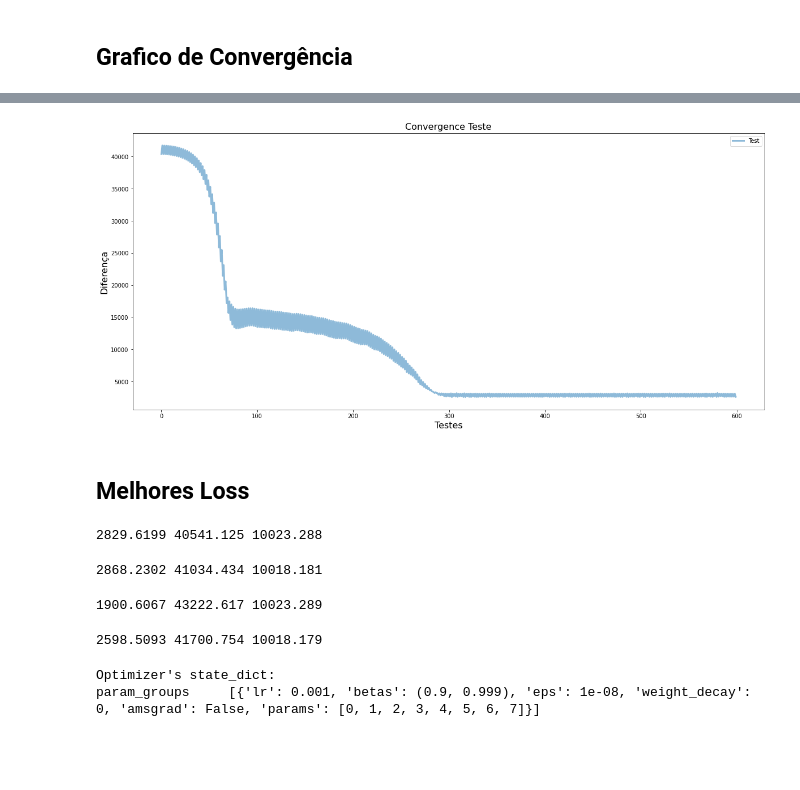
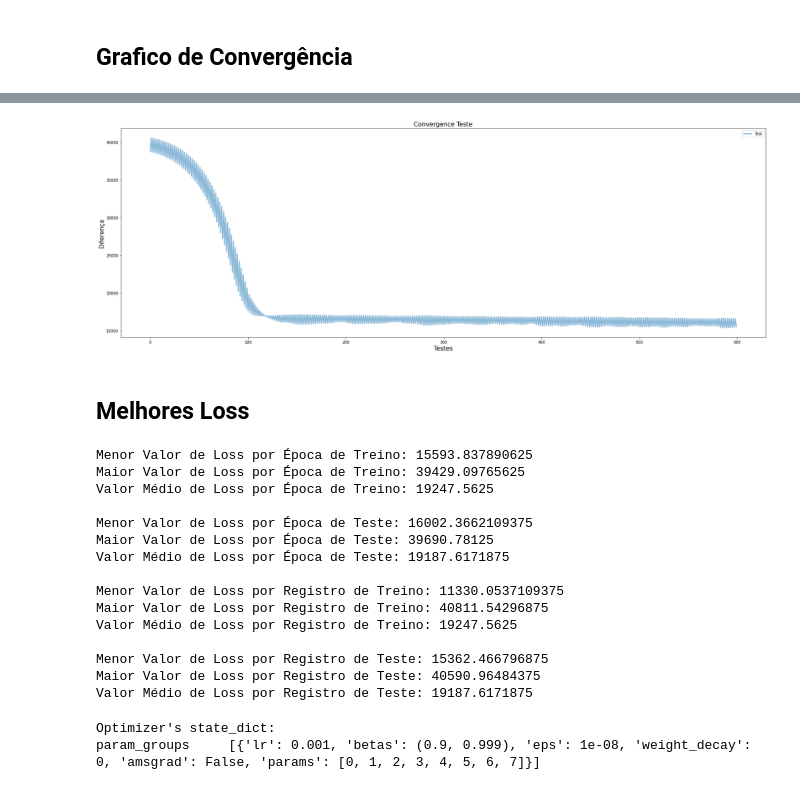
Before and after one commit to dornelles08/TCC, a Jupyter notebook: Testes/Rede Neural.ipynb, the cells around one changed output, grey strips where cells are left out. Drawn from its saved outputs; the diff is of its cells as text; code cells hidden in the pictures; blank space fills up the shorter version.

```diff
--- a/Testes/Rede Neural.ipynb
+++ b/Testes/Rede Neural.ipynb
@@ -307,35 +305,58 @@ plt.show()
 # %%
-plt.figure(figsize=(20, 9))
+plt.figure(figsize=(30, 10))
 plt.plot(dif_test, label='Test', linewidth=3, alpha=0.5)
 plt.xlabel('Testes', fontsize=16)
 plt.ylabel('Diferença', fontsize=16)
 plt.title('Convergence Teste', fontsize=16)
 plt.legend()
 plt.show()
 # %% [output]
-[figure, old version]
+[figure, new version]
 # %% [markdown]
 ## Melhores Loss
 # %%
 train_losses = np.asarray(train_losses)
-print(min(train_losses), max(train_losses), train_losses.mean())
+test_losses = np.asarray(test_losses)
+dif_train = np.asarray(dif_train)
+dif_test = np.asarray(dif_test)
+
+print(f'Menor Valor de Loss por Época de Treino: {min(train_losses)}')
+print(f'Maior Valor de Loss por Época de Treino: {max(train_losses)}')
+print(f'Valor Médio de Loss por Época de Treino: {train_losses.mean()}')
+
+print()
+
+print(f'Menor Valor de Loss por Época de Teste: {min(test_losses)}')
+print(f'Maior Valor de Loss por Época de Teste: {max(test_losses)}')
+print(f'Valor Médio de Loss por Época de Teste: {test_losses.mean()}')
+
+print()
+
+print(f'Menor Valor de Loss por Registro de Treino: {min(dif_train)}')
+print(f'Maior Valor de Loss por Registro de Treino: {max(dif_train)}')
+print(f'Valor Médio de Loss por Registro de Treino: {dif_train.mean()}')
+
+print()
+
+print(f'Menor Valor de Loss por Registro de Teste: {min(dif_test)}')
+print(f'Maior Valor de Loss por Registro de Teste: {max(dif_test)}')
+print(f'Valor Médio de Loss por Registro de Teste: {dif_test.mean()}')
 # %% [output]
-2829.6199 40541.125 10023.288
+Menor Valor de Loss por Época de Treino: 15593.837890625
+Maior Valor de Loss por Época de Treino: 39429.09765625
+Valor Médio de Loss por Época de Treino: 19247.5625
+
+Menor Valor de Loss por Época de Teste: 16002.3662109375
+Maior Valor de Loss por Época de Teste: 39690.78125
+Valor Médio de Loss por Época de Teste: 19187.6171875
+
+Menor Valor de Loss por Registro de Treino: 11330.0537109375
+Maior Valor de Loss por Registro de Treino: 40811.54296875
+Valor Médio de Loss por Registro de Treino: 19247.5625
+
+Menor Valor de Loss por Registro de Teste: 15362.466796875
+Maior Valor de Loss por Registro de Teste: 40590.96484375
+Valor Médio de Loss por Registro de Teste: 19187.6171875
-# %%
-test_losses = np.asarray(test_losses)
-print(min(test_losses), max(test_losses), test_losses.mean())
-# %% [output]
-2868.2302 41034.434 10018.181
-# %%
-dif_train = np.asarray(dif_train)
-print(min(dif_train), max(dif_train), dif_train.mean())
-# %% [output]
-1900.6067 43222.617 10023.289
-# %%
-dif_test = np.asarray(dif_test)
-print(min(dif_test), max(dif_test), dif_test.mean())
-# %% [output]
-2598.5093 41700.754 10018.179
 # %%
 print("Optimizer's state_dict:")
 for var_name in optimizer.state_dict():
```
Also changed, not shown: parts of 20 cells of this notebook, 43 other files.
